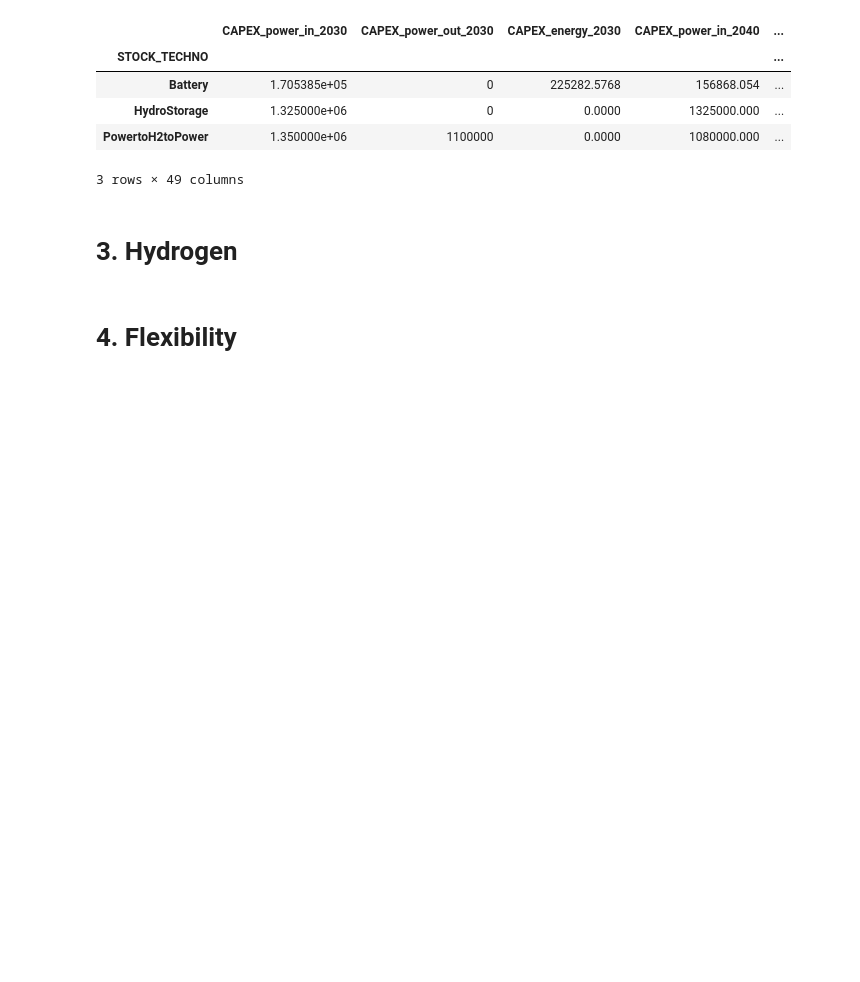
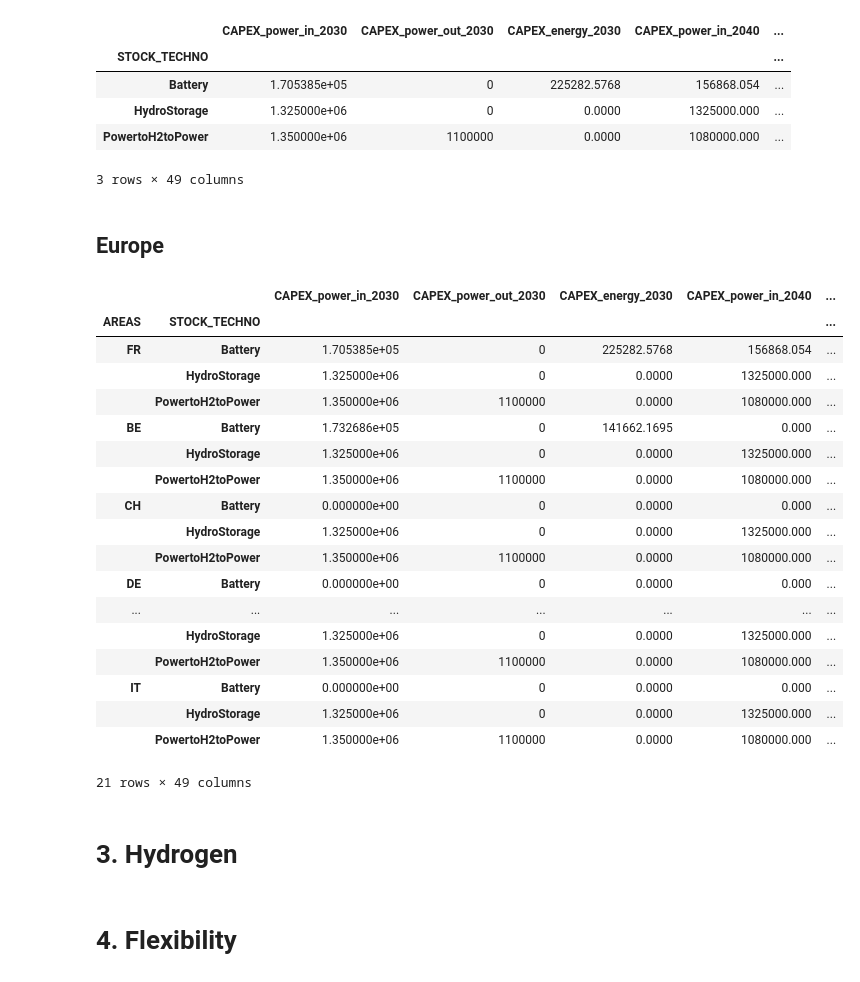
Before and after one commit to robingirard/Energy-Alternatives-Planning, a Jupyter notebook: SujetsDAnalyses/Belfort/Parameters_settings.ipynb, the cells around one changed output. Saved outputs shown, nothing was run; the diff lists cells and outputs as text; code cells hidden in the pictures; blank space fills up the shorter version.

```diff
--- a/SujetsDAnalyses/Belfort/Parameters_settings.ipynb
+++ b/SujetsDAnalyses/Belfort/Parameters_settings.ipynb
@@ -89,3 +131,29 @@ def stock_tech_tab(StockTechnos_df,year):
 for year in [2030,2040,2050,2060]:
     df_stock_tech=stock_tech_tab(StockTechnos_df,year)
     df_stock_tech.to_csv(Input_folder+"Stock_technos_"+str(year)+".csv",sep=";",decimal=",")
+# %% [markdown]
+## Europe
+# %%
+Input_folder="Data/input/Prod_model/Prod_Europe/"
+StockTechnos_df=pd.read_csv(Input_folder+"Stock_technos_Europe.csv",sep=";",decimal=",").set_index(["AREAS","STOCK_TECHNO"])
+StockTechnos_df
+# %% [output]
+|  |  | CAPEX_power_in_2030 | CAPEX_power_out_2030 | CAPEX_energy_2030 | CAPEX_power_in_2040 | ... |
+| AREAS | STOCK_TECHNO |  |  |  |  | ... |
+| FR | Battery | 1.705385e+05 | 0 | 225282.5768 | 156868.054 | ... |
+|  | HydroStorage | 1.325000e+06 | 0 | 0.0000 | 1325000.000 | ... |
+|  | PowertoH2toPower | 1.350000e+06 | 1100000 | 0.0000 | 1080000.000 | ... |
+| BE | Battery | 1.732686e+05 | 0 | 141662.1695 | 0.000 | ... |
+|  | HydroStorage | 1.325000e+06 | 0 | 0.0000 | 1325000.000 | ... |
+|  | PowertoH2toPower | 1.350000e+06 | 1100000 | 0.0000 | 1080000.000 | ... |
+| CH | Battery | 0.000000e+00 | 0 | 0.0000 | 0.000 | ... |
+|  | HydroStorage | 1.325000e+06 | 0 | 0.0000 | 1325000.000 | ... |
+|  | PowertoH2toPower | 1.350000e+06 | 1100000 | 0.0000 | 1080000.000 | ... |
+| DE | Battery | 0.000000e+00 | 0 | 0.0000 | 0.000 | ... |
+| ... | ... | ... | ... | ... | ... | ... |
+|  | HydroStorage | 1.325000e+06 | 0 | 0.0000 | 1325000.000 | ... |
+|  | PowertoH2toPower | 1.350000e+06 | 1100000 | 0.0000 | 1080000.000 | ... |
+| IT | Battery | 0.000000e+00 | 0 | 0.0000 | 0.000 | ... |
+|  | HydroStorage | 1.325000e+06 | 0 | 0.0000 | 1325000.000 | ... |
+|  | PowertoH2toPower | 1.350000e+06 | 1100000 | 0.0000 | 1080000.000 | ... |
+21 rows × 49 columns
```
Also changed, not shown: parts of 10 cells of this notebook, 44 other files.
